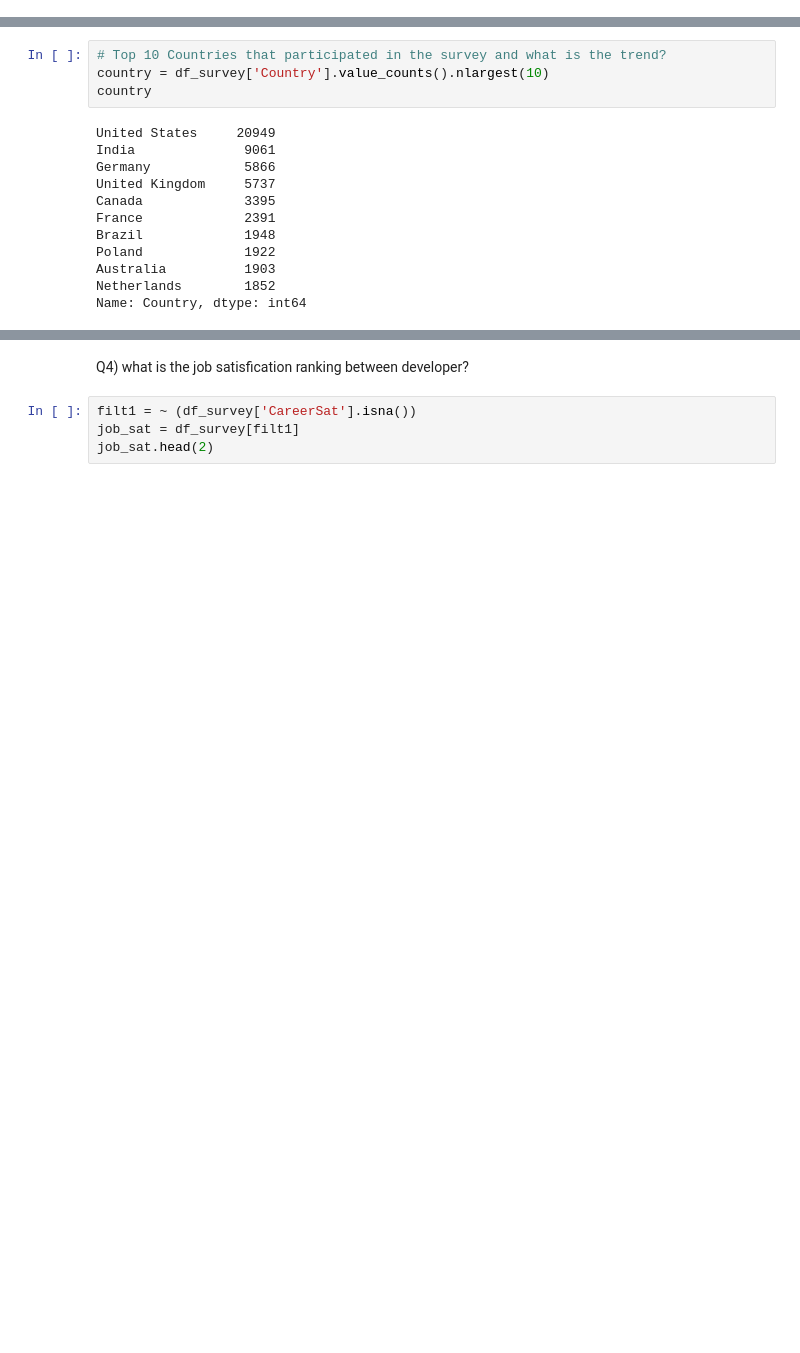
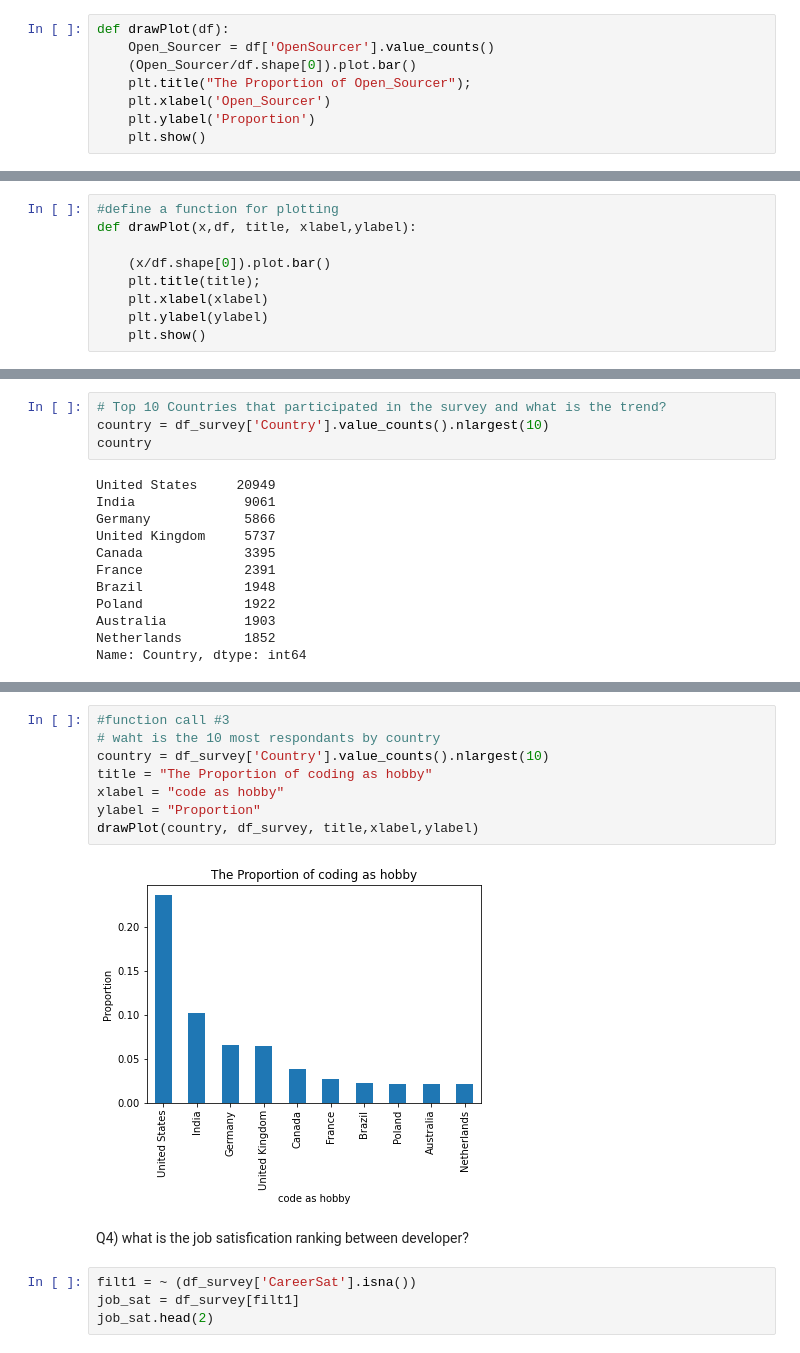
Before and after one commit to leilavajed/Stack_overflow_data_analysis, a Jupyter notebook: Stack_overflow_analysis.ipynb, the cells around one changed output, grey strips where cells are left out. Saved outputs shown, nothing was run; the diff lists cells and outputs as text; blank space fills up the shorter version.

```diff
--- a/Stack_overflow_analysis.ipynb
+++ b/Stack_overflow_analysis.ipynb
@@ -291,3 +391,11 @@ Once a month or more often                            11055
 Name: OpenSourcer, dtype: int64
 # %% [markdown]
 Data Modeling
+# %%
+def drawPlot(df):
+    Open_Sourcer = df['OpenSourcer'].value_counts()
+    (Open_Sourcer/df.shape[0]).plot.bar()
+    plt.title("The Proportion of Open_Sourcer");
+    plt.xlabel('Open_Sourcer')
+    plt.ylabel('Proportion')
+    plt.show()
@@ -293,0 +408,9 @@ Data Modeling
+# %%
+#define a function for plotting
+def drawPlot(x,df, title, xlabel,ylabel):
+
+    (x/df.shape[0]).plot.bar()
+    plt.title(title);
+    plt.xlabel(xlabel)
+    plt.ylabel(ylabel)
+    plt.show()
@@ -363,5 +506,15 @@ plt.show()
 # %% [output]
 [figure]
+# %%
+#function call #3
+# waht is the 10 most respondants by country
+country = df_survey['Country'].value_counts().nlargest(10)
+title = "The Proportion of coding as hobby"
+xlabel = "code as hobby"
+ylabel = "Proportion"
+drawPlot(country, df_survey, title,xlabel,ylabel)
+# %% [output]
+[figure, added]
 # %% [markdown]
 Q4) what is the job satisfication ranking between developer?
 # %%
```
Also changed, not shown: parts of 19 cells of this notebook, 1 other file.
